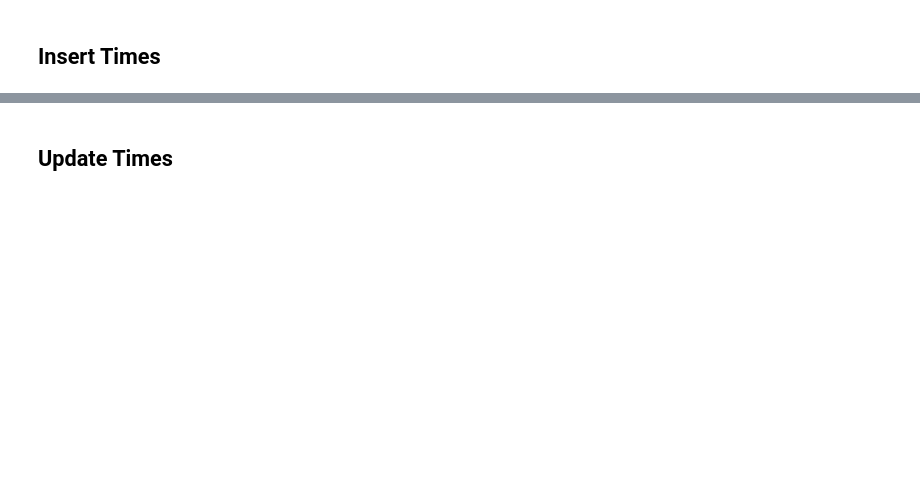
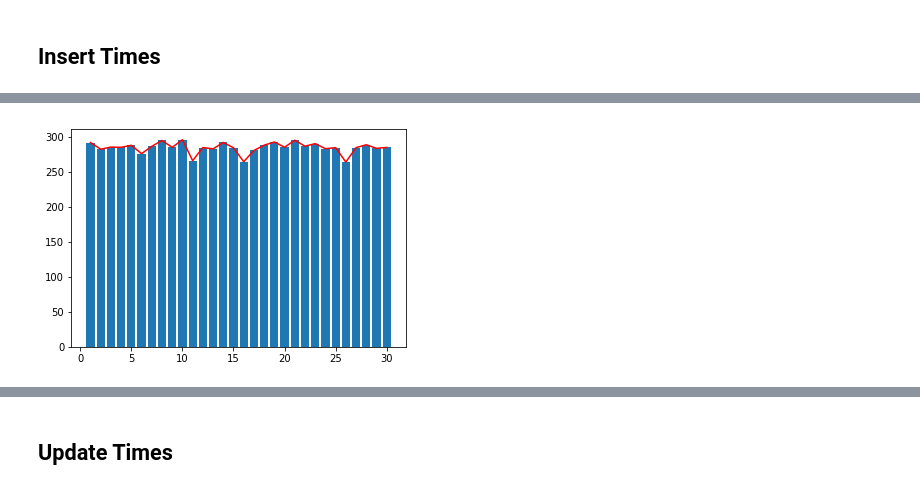
Before and after one commit to joaopedrofn/CassandraAnalysis, a Jupyter notebook: Sintetic Software.ipynb, the cells around one changed output, grey strips where cells are left out. Cells and saved outputs as stored; diff of their text form; code cells hidden in the pictures; blank space fills up the shorter version.

```diff
--- a/Sintetic Software.ipynb
+++ b/Sintetic Software.ipynb
@@ -169,0 +174,6 @@ plt.show()
+# %%
+plt.bar(categories[:30], insertTimes[:30])
+plt.plot(categories[:30], insertTimes[:30], color='red')
+plt.show()
+# %% [output]
+[figure, added]
```
Also changed, not shown: parts of 20 cells of this notebook, 1 other file.
